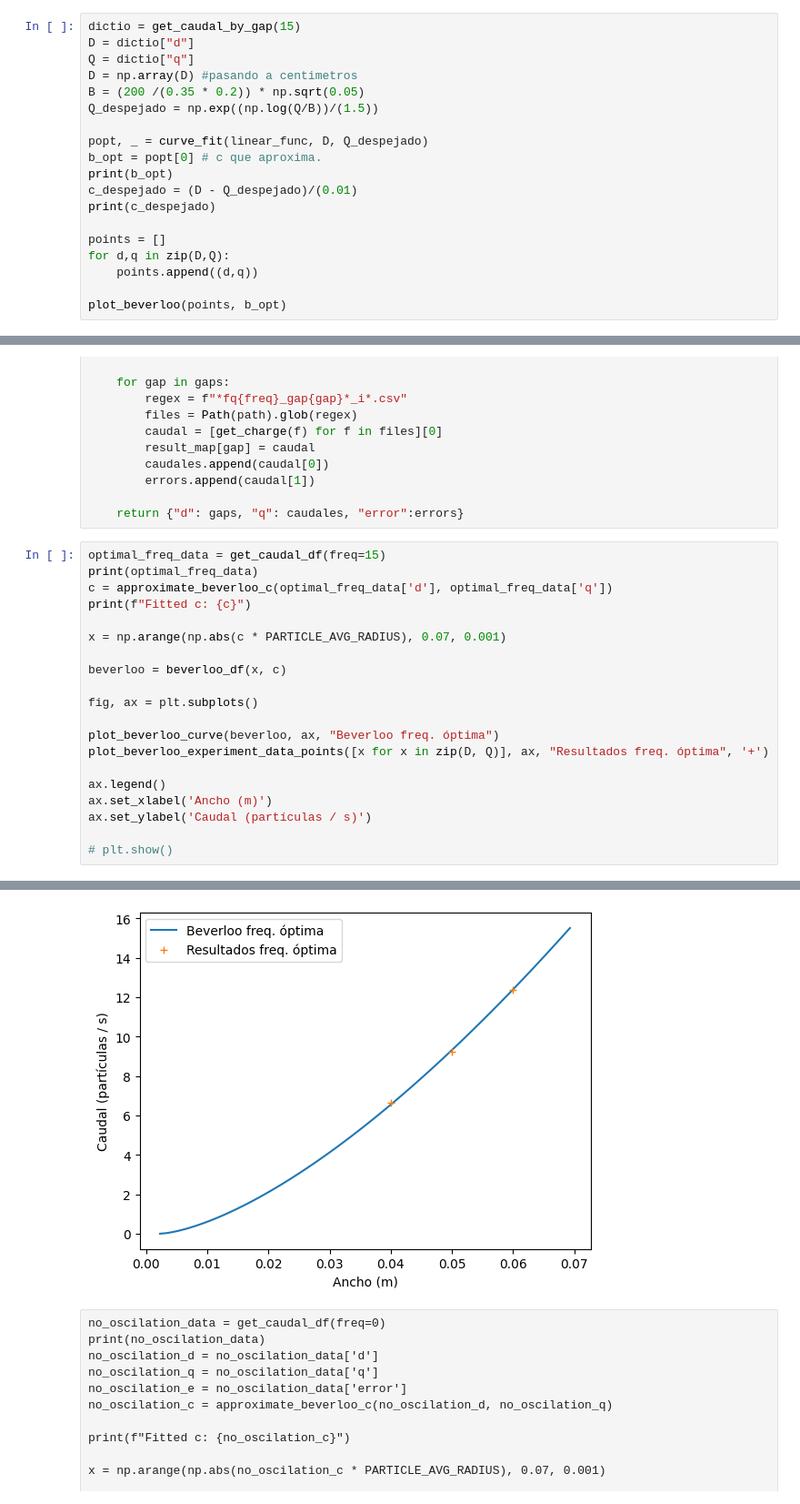
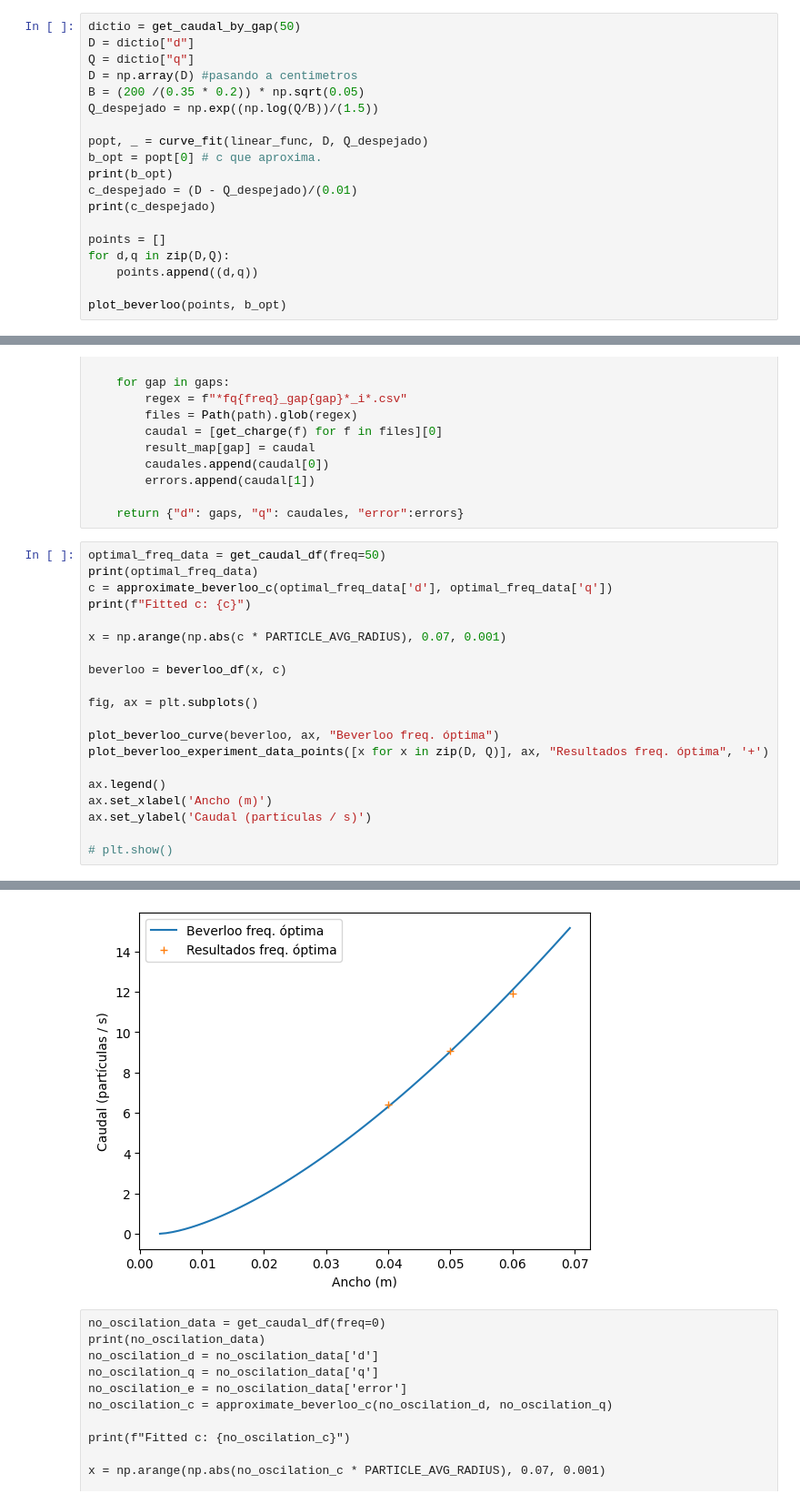
Before and after one commit to shadad00/Simulacion-de-sistemas, a Jupyter notebook: notebooks/TP5.ipynb, the cells around one changed output, grey strips where cells are left out. Shown at 91% size. Cells and saved outputs as stored; diff of their text form.

```diff
--- a/notebooks/TP5.ipynb
+++ b/notebooks/TP5.ipynb
@@ -200,7 +200,7 @@ def plot_beverloo(points,c):
     plt.legend()
     plt.savefig("Beverloo.png")
 # %%
-dictio = get_caudal_by_gap(15)
+dictio = get_caudal_by_gap(50)
 D = dictio["d"]
 Q = dictio["q"]
 D = np.array(D) #pasando a centimetros
@@ -318,7 +318,7 @@ def get_caudal_df(freq: int):
 
     return {"d": gaps, "q": caudales, "error":errors}
 # %%
-optimal_freq_data = get_caudal_df(freq=15)
+optimal_freq_data = get_caudal_df(freq=50)
 print(optimal_freq_data)
 c = approximate_beverloo_c(optimal_freq_data['d'], optimal_freq_data['q'])
 print(f"Fitted c: {c}")
@@ -343,5 +343,5 @@ Fitted c: 0.22879591767217647
 Text(0, 0.5, 'Caudal (partículas / s)')
-[figure, old version]
+[figure, new version]
 # %% [raw]
 no_oscilation_data = get_caudal_df(freq=0)
 print(no_oscilation_data)
```
Also changed, not shown: parts of 9 cells of this notebook, 6 other files.
